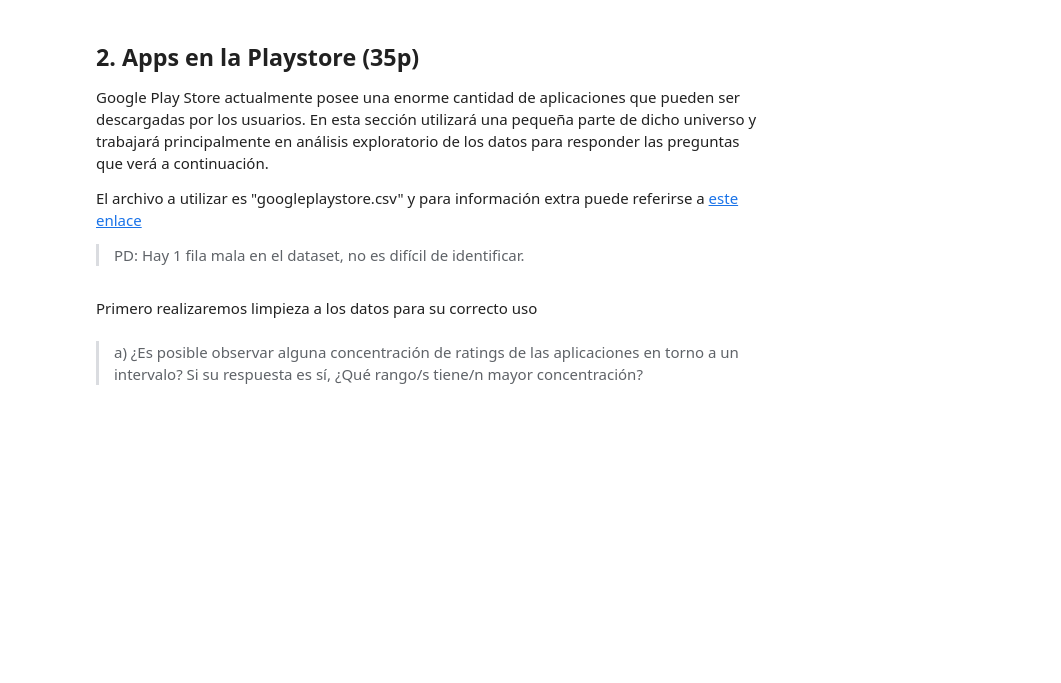
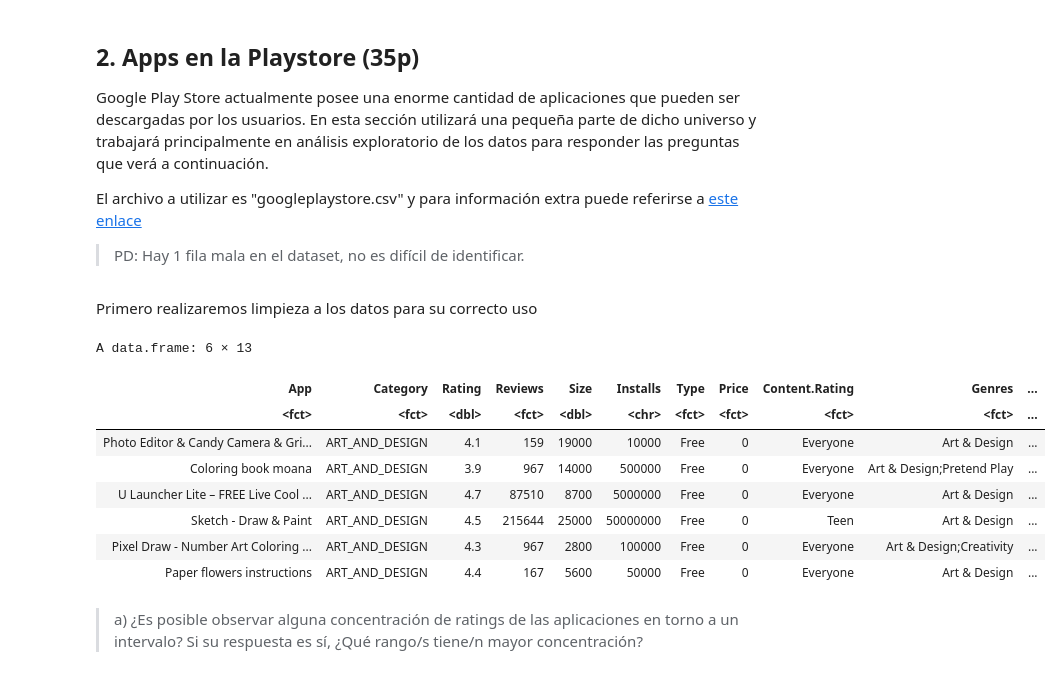
Before and after one commit to jpjorquera/Lab1-Estaca, a Jupyter notebook: Laboratorio 1.ipynb, the cells around one changed output. Saved outputs shown, nothing was run; the diff lists cells and outputs as text; code cells hidden in the pictures; blank space fills up the shorter version.

```diff
--- a/Laboratorio 1.ipynb
+++ b/Laboratorio 1.ipynb
@@ -94,12 +94,47 @@ Primero realizaremos limpieza a los datos para su correcto uso
 # %%
 datos <- read.csv("googleplaystore.csv")
 #Eliminar fila con categoria = 1.9
 datos<- datos[datos$Category != "1.9", ]
 #Eliminar filas NaN
 datos<- datos[datos$Type != 'NaN', ]
-datos<- datos[datos$Rating != 'NaN', ]
+datos<- datos[datos$Rating!='NaN',]
+
+#datos<- datos[datos$Rating != 'NaN', ]
 #Rating a numeros
-datos$Rating <- as.numeric(datos$Rating)
+datos$Rating = as.numeric(datos$Rating)
+#sacamos el varies with device
+
+
+#INSTALL Y SIZE
+datos <- datos %>%
+    mutate(Installs = gsub(',*', '', gsub('\\+', '', Installs))) %>%
+    # Con . y M a 00
+    mutate(Size = gsub('(?<=\\..)M', '00', as.character(Size), perl=TRUE)) %>%
+    # Eliminar puntos
+    mutate(Size = gsub('\\.', '', Size)) %>%
+    # Los M que faltan a 000
+    mutate(Size = gsub('M', '000', Size)) %>%
+    mutate(Size = gsub('K', '', Size))
+
+datos$Size = str_replace(datos$Size, 'Varies with device', '0')
+#tamaños
+
+
+#installs que no considera NA
+install= subset(datos,datos$Installs != "NA")
+install$Installs =as.numeric(install$Installs)
+
+head(tamanios)
+# %% [output]
+A data.frame: 6 × 13
+| App | Category | Rating | Reviews | Size | Installs | Type | Price | Content.Rating | Genres | ... |
+| <fct> | <fct> | <dbl> | <fct> | <dbl> | <chr> | <fct> | <fct> | <fct> | <fct> | ... |
+| Photo Editor & Candy Camera & Gri... | ART_AND_DESIGN | 4.1 | 159 | 19000 | 10000 | Free | 0 | Everyone | Art & Design | ... |
+| Coloring book moana | ART_AND_DESIGN | 3.9 | 967 | 14000 | 500000 | Free | 0 | Everyone | Art & Design;Pretend Play | ... |
+| U Launcher Lite – FREE Live Cool ... | ART_AND_DESIGN | 4.7 | 87510 | 8700 | 5000000 | Free | 0 | Everyone | Art & Design | ... |
+| Sketch - Draw & Paint | ART_AND_DESIGN | 4.5 | 215644 | 25000 | 50000000 | Free | 0 | Teen | Art & Design | ... |
+| Pixel Draw - Number Art Coloring ... | ART_AND_DESIGN | 4.3 | 967 | 2800 | 100000 | Free | 0 | Everyone | Art & Design;Creativity | ... |
+| Paper flowers instructions | ART_AND_DESIGN | 4.4 | 167 | 5600 | 50000 | Free | 0 | Everyone | Art & Design | ... |
 # %% [markdown]
 >a) ¿Es posible observar alguna concentración de ratings de las aplicaciones en torno a un intervalo? Si su respuesta es sí, ¿Qué rango/s tiene/n mayor concentración?
 # %%
```
Also changed, not shown: parts of 25 cells of this notebook.
